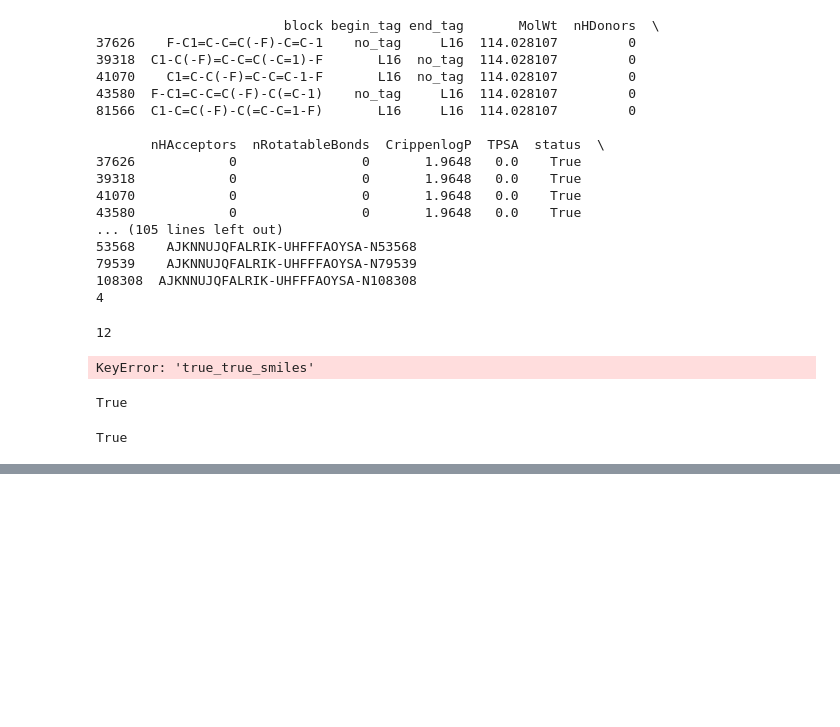
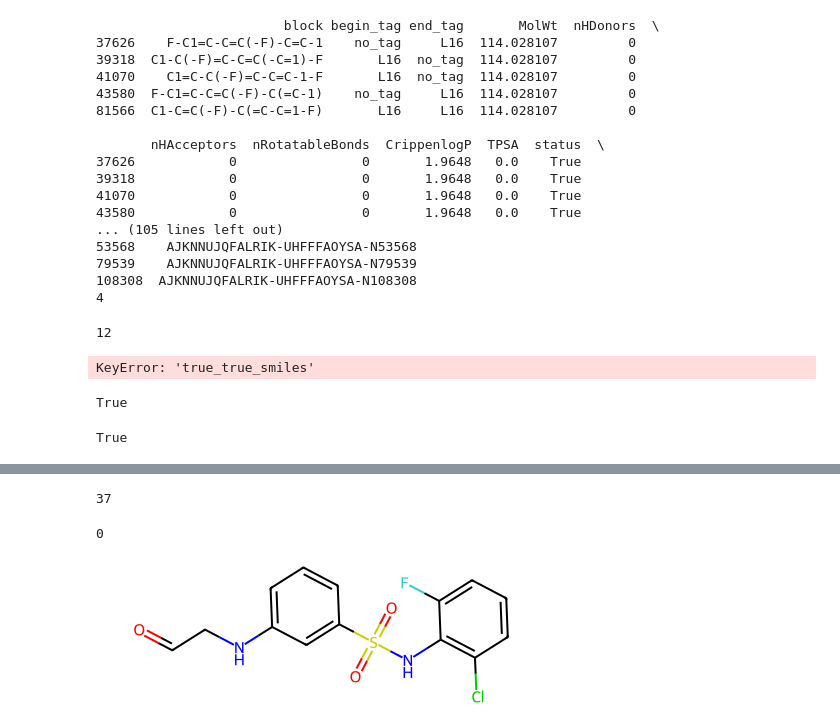
Before and after one commit to haaariiish/Guacamoliency, a Jupyter notebook: notebooks/inchies_key_analysis.ipynb, the cells around one changed output, grey strips where cells are left out. Saved outputs shown, nothing was run; the diff lists cells and outputs as text; code cells hidden in the pictures; blank space fills up the shorter version.

```diff
--- a/notebooks/inchies_key_analysis.ipynb
+++ b/notebooks/inchies_key_analysis.ipynb
@@ -386,0 +595,2 @@ True
+# %%
+part_0_bis["uniquetag"] = part_0_bis["begin_tag"]+  part_0_bis["end_tag"]
@@ -386,0 +653,7 @@ True
+# %%
+count = 0
+tot = 0
+for k in bigdata.keys():
+    for l in bigdata[k].keys():
+        count += bigdata[k][l].empty
+        tot +=1
@@ -386,0 +668,7 @@ True
+# %%
+smiles = []
+for k in bigdata.keys():
+    smile = ""
+    for l in bigdata[k].keys():
+        smile += bigdata[k][l]["block"].to_list()[0]
+    smiles.append(smile)
@@ -386,0 +695,21 @@ True
+# %%
+count_exactsmiles = 0
+count_samemol = 0
+eroor_supposed = []
+mol_error = []
+for k in range(len(smiles)):
+    smile_concat = smiles[k]
+    original_smile = max_retro_bond_ratio["smiles"][k]
+    if smile_concat == original_smile:
+        count_exactsmiles+=1
+    if Chem.inchi.MolToInchi(Chem.MolFromSmiles(smile_concat)) == Chem.inchi.MolToInchi(Chem.MolFromSmiles(original_smile)):
+        count_samemol+=1
+    else:
+        eroor_supposed.append(k)
+        mol_error.append(((Chem.MolFromSmiles(smile_concat)),Chem.MolFromSmiles(original_smile)))
+# %%
+print(count_samemol)
+count_exactsmiles
+# %% [output]
+37
+0
@@ -386,0 +718,4 @@ True
+# %%
+mol_error[2][0]
+# %% [output]
+[figure, added]
```
Also changed, not shown: parts of 79 cells of this notebook, 36 other files.
